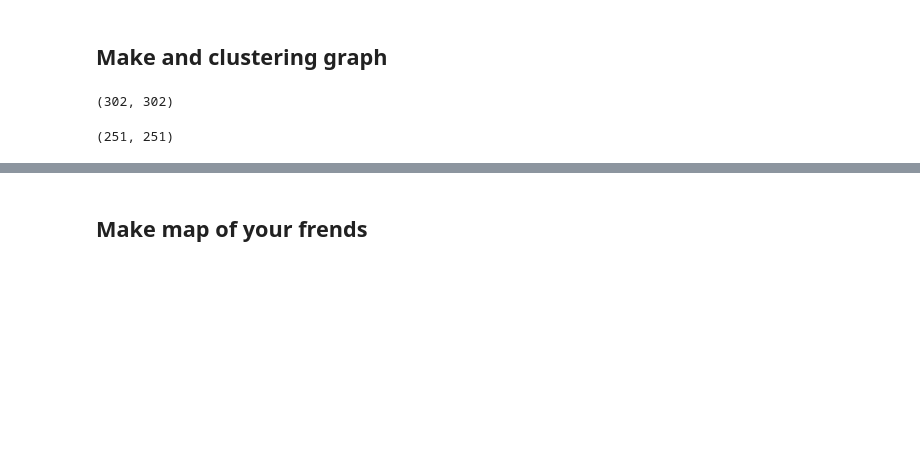
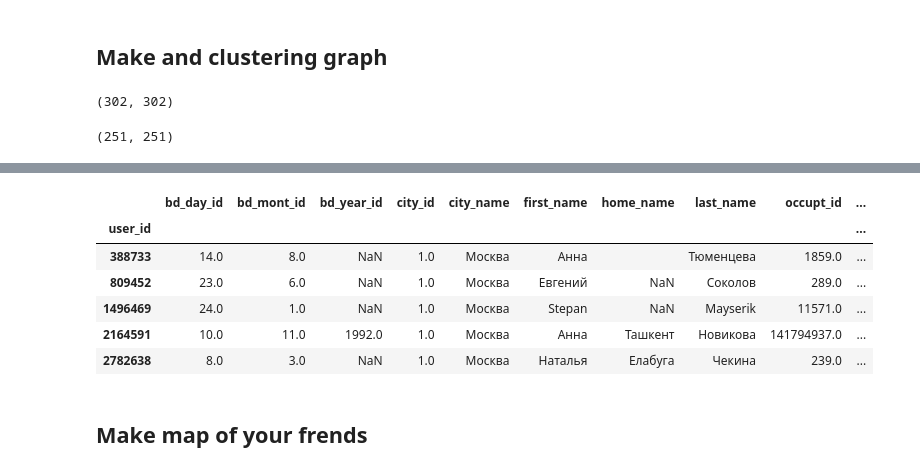
Before and after one commit to Tismoney/vk-graph, a Jupyter notebook: vk_api.ipynb, the cells around one changed output, grey strips where cells are left out. Drawn from its saved outputs; the diff is of its cells as text; code cells hidden in the pictures; blank space fills up the shorter version.

```diff
--- a/vk_api.ipynb
+++ b/vk_api.ipynb
@@ -231,2 +283,12 @@ fig.savefig('info_user_id/graph_{}.png'.format(user_id), dpi=300)
+# %%
+df_info.set_index('user_id').loc[df_comm.reset_index().loc[np.array(clusters[0])]['users_id'].as_matrix()].head()
+# %% [output]
+|  | bd_day_id | bd_mont_id | bd_year_id | city_id | city_name | first_name | home_name | last_name | occupt_id | ... |
+| user_id |  |  |  |  |  |  |  |  |  | ... |
+| 388733 | 14.0 | 8.0 | NaN | 1.0 | Москва | Анна |  | Тюменцева | 1859.0 | ... |
+| 809452 | 23.0 | 6.0 | NaN | 1.0 | Москва | Евгений | NaN | Соколов | 289.0 | ... |
+| 1496469 | 24.0 | 1.0 | NaN | 1.0 | Москва | Stepan | NaN | Mayserik | 11571.0 | ... |
+| 2164591 | 10.0 | 11.0 | 1992.0 | 1.0 | Москва | Анна | Ташкент | Новикова | 141794937.0 | ... |
+| 2782638 | 8.0 | 3.0 | NaN | 1.0 | Москва | Наталья | Елабуга | Чекина | 239.0 | ... |
 # %% [markdown]
 ## Make map of your frends
```
Also changed, not shown: parts of 24 cells of this notebook, 1 other file.
